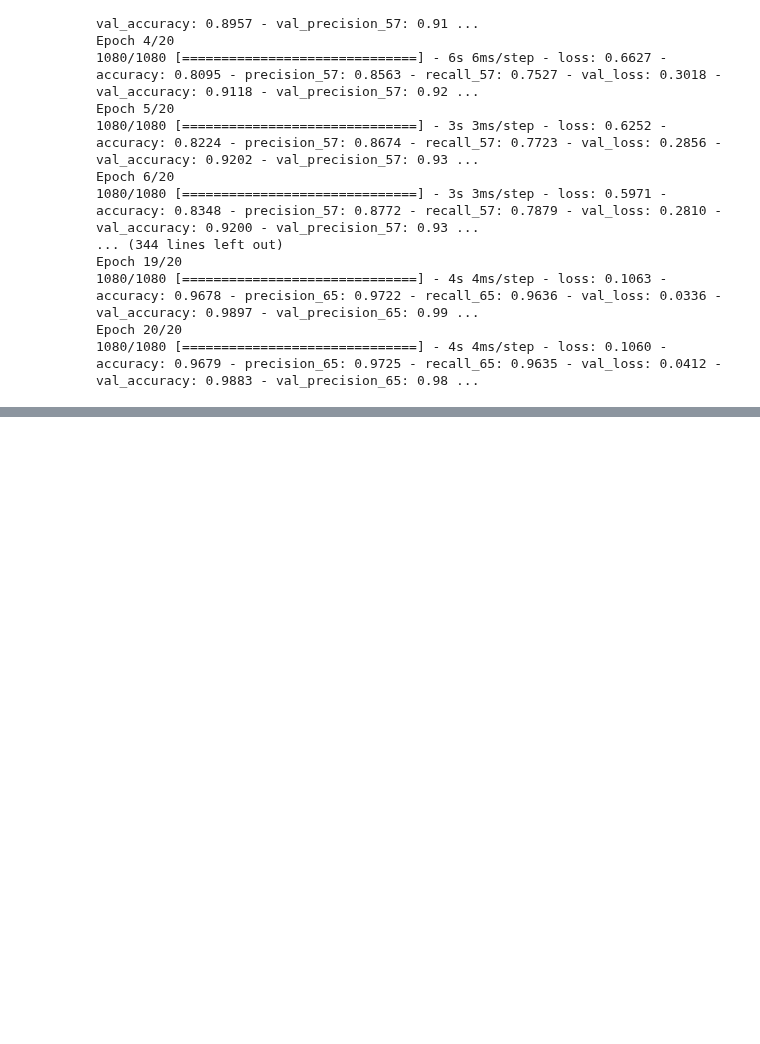
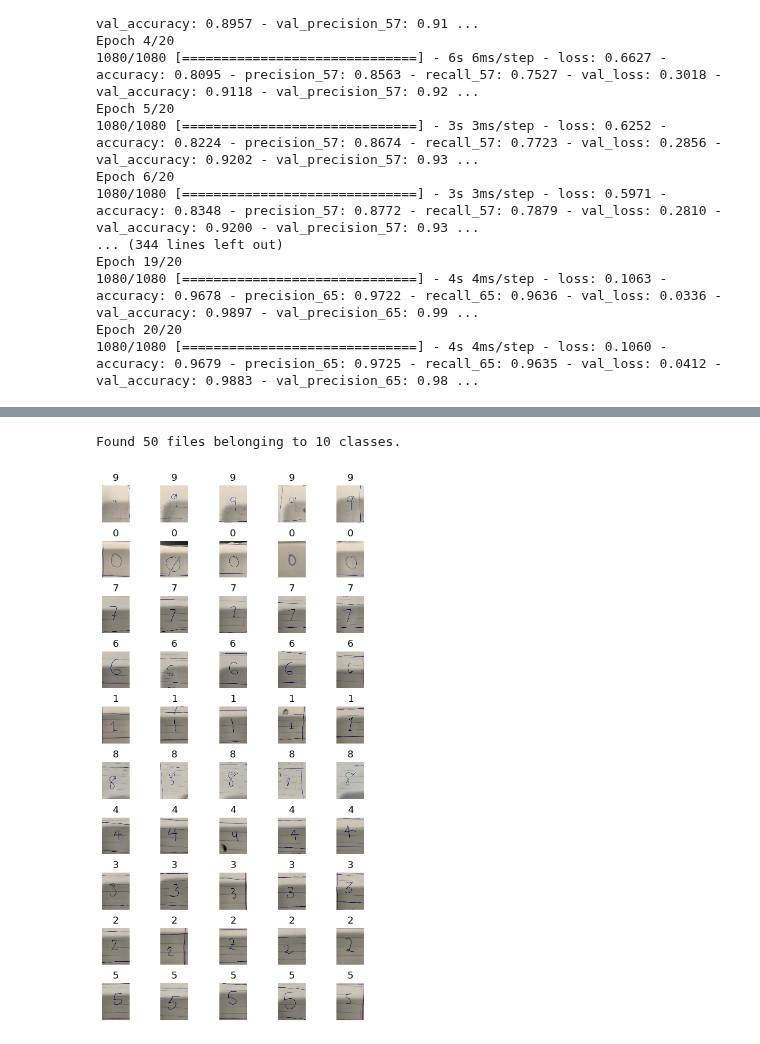
Before and after one commit to UPstartDeveloper/ML-Fundamentals-and-Apps, a Jupyter notebook: SyedRaza_HW5/SyedRaza_HW5.ipynb, the cells around one changed output, grey strips where cells are left out. Cells and saved outputs as stored; diff of their text form; code cells hidden in the pictures; blank space fills up the shorter version.

```diff
--- a/SyedRaza_HW5/SyedRaza_HW5.ipynb
+++ b/SyedRaza_HW5/SyedRaza_HW5.ipynb
@@ -639,0 +653,8 @@ plt.show()
+# %%
+custom_mnist = keras.utils.image_dataset_from_directory(
+    directory="./SyedRaza_Pictures/test/",
+    image_size=(28, 28), seed=42,
+    crop_to_aspect_ratio=True, color_mode="grayscale"
+)
+# %% [output]
+Found 50 files belonging to 10 classes.
@@ -640 +666,61 @@ plt.show()
+# %%
+test_dirs = glob(f"{TEST_PATH}/*")
+# %%
+X_train, y_train = list(), list()
+# pick a class
+for dir_index in range(10):
+  class_path = test_dirs[dir_index]  # path to the dir of class images
+  class_label = class_path.split("/")[-1]  # the label name itself
+  # pick images from that class
+  for sample_index in range(5):
+    # add the sample to the data subset
+    sample_input = glob(f"{class_path}/*")[sample_index]
+    X_train.append(sample_input)
+    y_train.append(class_label)
+# %%
+def plot_example_images(n_rows, n_cols,
+                        X_train, y_train,
+                        class_names):
+  """Plots several examples of images in the dataset.
+
+  We plot a grid of n_rows x n_cols, using example images from
+  the training data. We will also save the plot, using the given name.
+
+  Args:
+    n_rows: int
+    n_cols: int
+    X_train: array-like object containing the images
+    y_train: array-like object containing the labels (as strs)
+
+  Returns: None
+  """
+  plt.figure(figsize=(n_cols * 1.2, n_rows * 1.2))
+  for row in range(n_rows):
+      for col in range(n_cols):
+          index = n_cols * row + col
+          plt.subplot(n_rows, n_cols, index + 1)
+          img = np.array(Image.open(X_train[index]))
+          plt.imshow(img, interpolation="nearest")
+          plt.axis('off')
+          class_name = y_train[index]
+          plt.title(class_name, fontsize=12)
+  plt.subplots_adjust(wspace=0.7, hspace=0.5)
+  plt.show()
+
+
+# get the class names
+class_names = [
+  name.split("/")[-1] for name in glob("./SyedRaza_Pictures/test/*")
+]
+# show 4 images
+n_rows = 10
+n_cols = 5
+# make the plot
+plot_example_images(
+    n_rows, n_cols,
+    X_train, y_train,
+    class_names
+)
+# %% [output]
+[figure, added]
 # %% [markdown]
```
Also changed, not shown: parts of 11 cells of this notebook.
